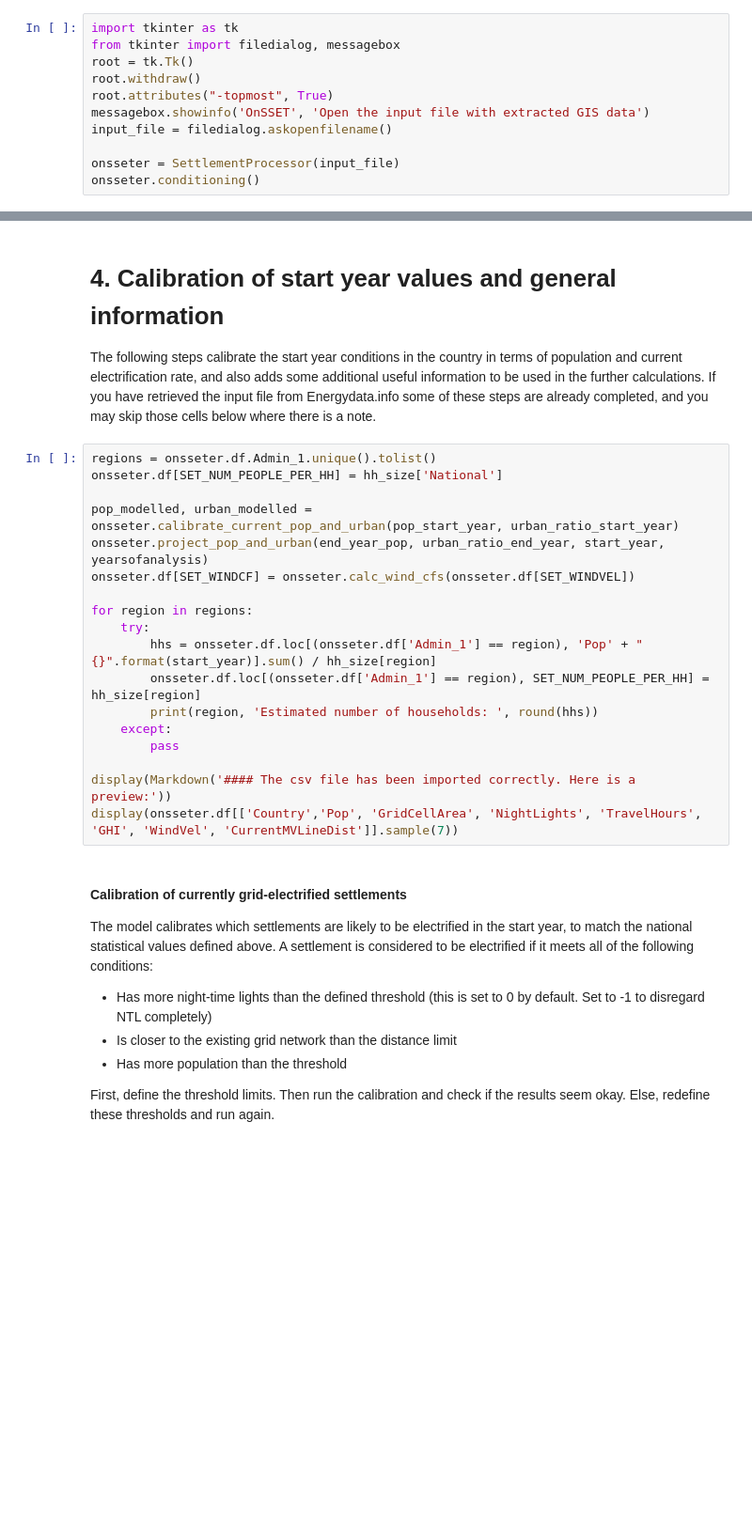
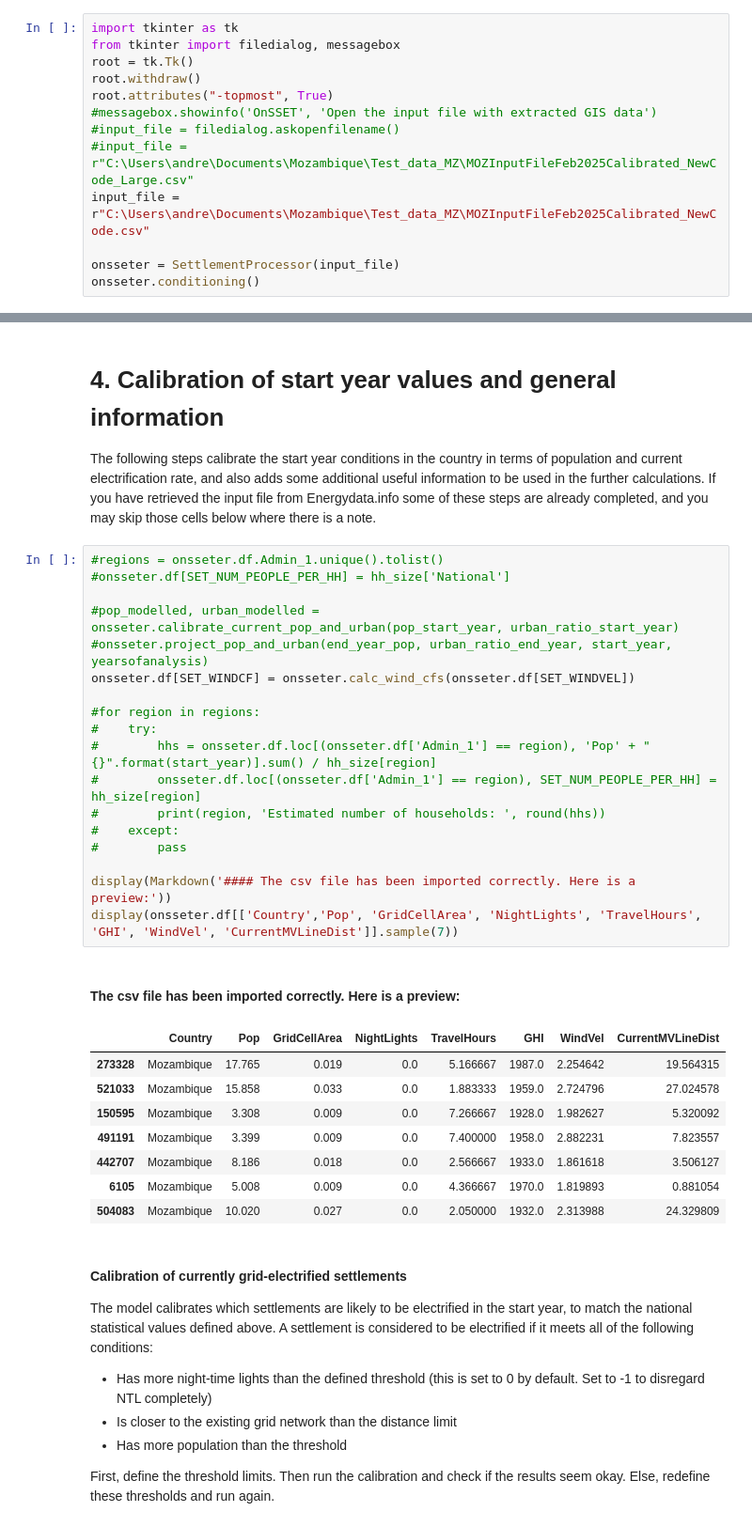
Before and after one commit to Mozambique-IEP/onsset, a Jupyter notebook: OnSSET_notebook-MOZ.ipynb, the cells around one changed output, grey strips where cells are left out. Shown at 94% size. Drawn from its saved outputs; the diff is of its cells as text; blank space fills up the shorter version.

```diff
--- a/OnSSET_notebook-MOZ.ipynb
+++ b/OnSSET_notebook-MOZ.ipynb
@@ -24,8 +24,10 @@ from tkinter import filedialog, messagebox
 root = tk.Tk()
 root.withdraw()
 root.attributes("-topmost", True)
-messagebox.showinfo('OnSSET', 'Open the input file with extracted GIS data')
-input_file = filedialog.askopenfilename()
+#messagebox.showinfo('OnSSET', 'Open the input file with extracted GIS data')
+#input_file = filedialog.askopenfilename()
+#input_file = r"C:\Users\andre\Documents\Mozambique\Test_data_MZ\MOZInputFileFeb2025Calibrated_NewCode_Large.csv"
+input_file = r"C:\Users\andre\Documents\Mozambique\Test_data_MZ\MOZInputFileFeb2025Calibrated_NewCode.csv"
 
 onsseter = SettlementProcessor(input_file)
 onsseter.conditioning()
@@ -326,23 +403,33 @@ min_intensification_load = 0  # Minimum peak load (kW) for forced grid intensifi
 
 The following steps calibrate the start year conditions in the country in terms of population and current electrification rate, and also adds some additional useful information to be used in the further calculations. If you have retrieved the input file from Energydata.info some of these steps are already completed, and you may skip those cells below where there is a note.
 # %%
-regions = onsseter.df.Admin_1.unique().tolist()
-onsseter.df[SET_NUM_PEOPLE_PER_HH] = hh_size['National']
+#regions = onsseter.df.Admin_1.unique().tolist()
+#onsseter.df[SET_NUM_PEOPLE_PER_HH] = hh_size['National']
 
-pop_modelled, urban_modelled = onsseter.calibrate_current_pop_and_urban(pop_start_year, urban_ratio_start_year)
-onsseter.project_pop_and_urban(end_year_pop, urban_ratio_end_year, start_year, yearsofanalysis)
+#pop_modelled, urban_modelled = onsseter.calibrate_current_pop_and_urban(pop_start_year, urban_ratio_start_year)
+#onsseter.project_pop_and_urban(end_year_pop, urban_ratio_end_year, start_year, yearsofanalysis)
 onsseter.df[SET_WINDCF] = onsseter.calc_wind_cfs(onsseter.df[SET_WINDVEL])
 
-for region in regions:
-    try:
-        hhs = onsseter.df.loc[(onsseter.df['Admin_1'] == region), 'Pop' + "{}".format(start_year)].sum() / hh_size[region]
-        onsseter.df.loc[(onsseter.df['Admin_1'] == region), SET_NUM_PEOPLE_PER_HH] = hh_size[region]
-        print(region, 'Estimated number of households: ', round(hhs))
-    except:
-        pass
+#for region in regions:
+#    try:
+#        hhs = onsseter.df.loc[(onsseter.df['Admin_1'] == region), 'Pop' + "{}".format(start_year)].sum() / hh_size[region]
+#        onsseter.df.loc[(onsseter.df['Admin_1'] == region), SET_NUM_PEOPLE_PER_HH] = hh_size[region]
+#        print(region, 'Estimated number of households: ', round(hhs))
+#    except:
+#        pass
 
 display(Markdown('#### The csv file has been imported correctly. Here is a preview:'))
 display(onsseter.df[['Country','Pop', 'GridCellArea', 'NightLights', 'TravelHours', 'GHI', 'WindVel', 'CurrentMVLineDist']].sample(7))
+# %% [output]
+#### The csv file has been imported correctly. Here is a preview:
+|  | Country | Pop | GridCellArea | NightLights | TravelHours | GHI | WindVel | CurrentMVLineDist |
+| 273328 | Mozambique | 17.765 | 0.019 | 0.0 | 5.166667 | 1987.0 | 2.254642 | 19.564315 |
+| 521033 | Mozambique | 15.858 | 0.033 | 0.0 | 1.883333 | 1959.0 | 2.724796 | 27.024578 |
+| 150595 | Mozambique | 3.308 | 0.009 | 0.0 | 7.266667 | 1928.0 | 1.982627 | 5.320092 |
+| 491191 | Mozambique | 3.399 | 0.009 | 0.0 | 7.400000 | 1958.0 | 2.882231 | 7.823557 |
+| 442707 | Mozambique | 8.186 | 0.018 | 0.0 | 2.566667 | 1933.0 | 1.861618 | 3.506127 |
+| 6105 | Mozambique | 5.008 | 0.009 | 0.0 | 4.366667 | 1970.0 | 1.819893 | 0.881054 |
+| 504083 | Mozambique | 10.020 | 0.027 | 0.0 | 2.050000 | 1932.0 | 2.313988 | 24.329809 |
 # %% [markdown]
 #### Calibration of currently grid-electrified settlements
 
```
Also changed, not shown: parts of 31 cells of this notebook, 3 other files.
